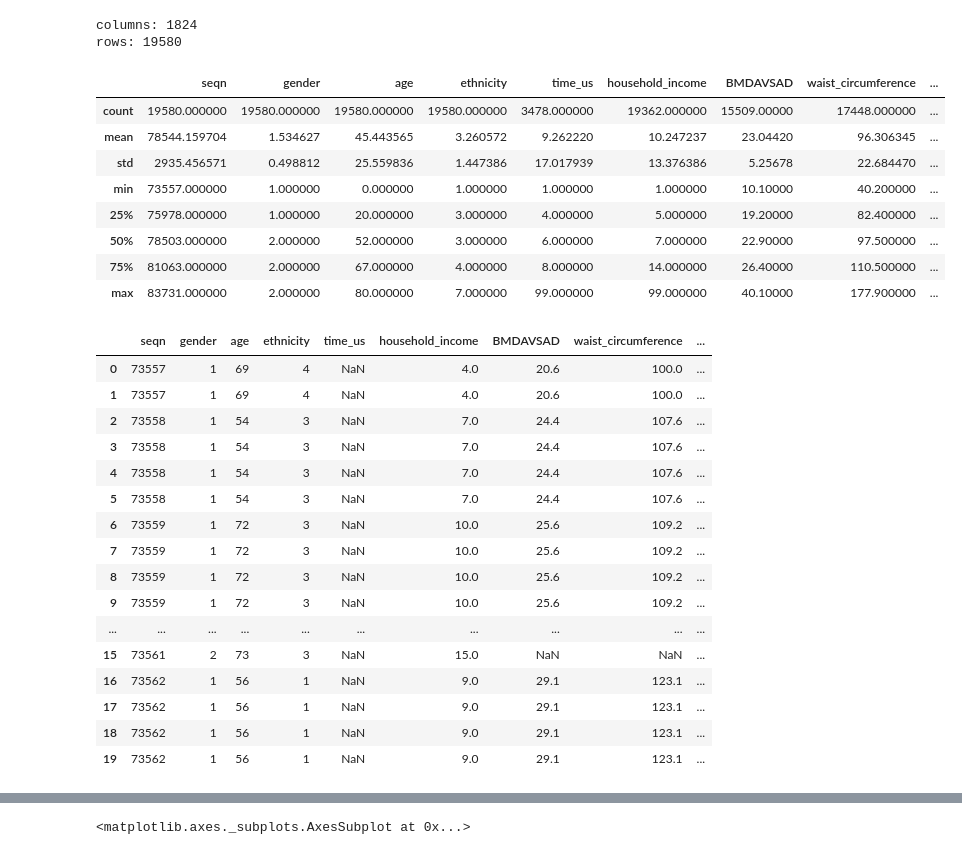
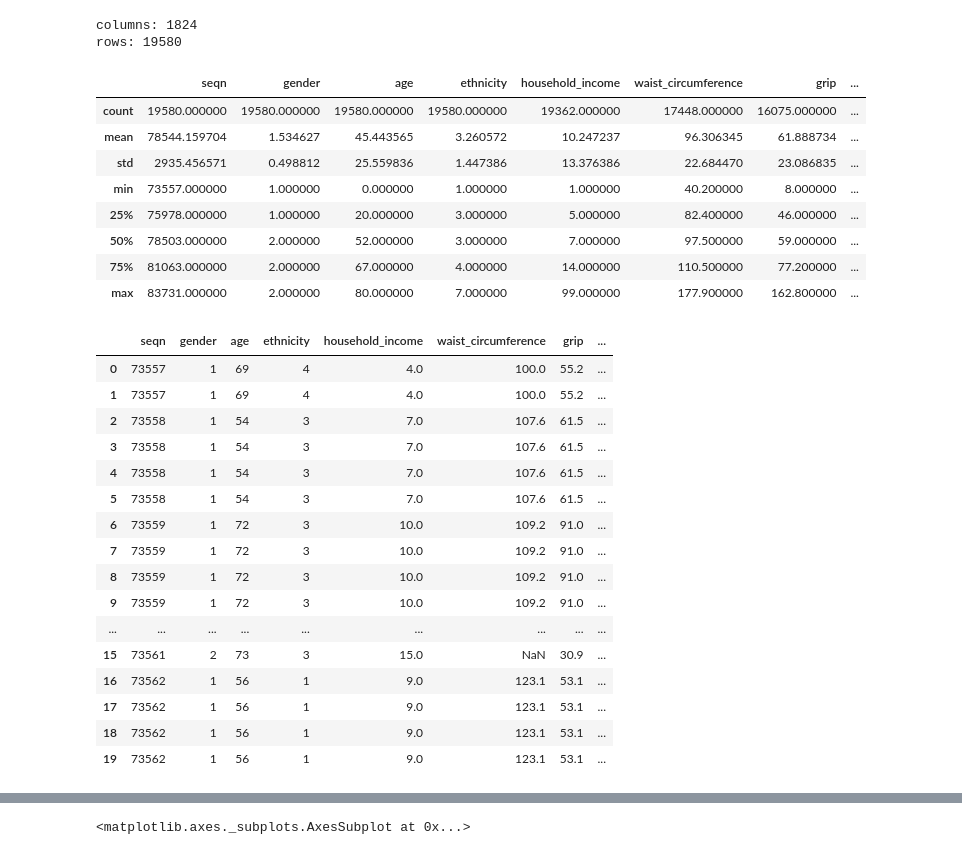
Before and after one commit to Martino93/final-project, a Jupyter notebook: working_nb.ipynb, the cells around one changed output, grey strips where cells are left out. Cells and saved outputs as stored; diff of their text form; code cells hidden in the pictures.

```diff
--- a/working_nb.ipynb
+++ b/working_nb.ipynb
@@ -29,45 +29,44 @@ print('rows: ' + str(len(merged.index)))
 columns: 1824
 rows: 19580
 # %%
-df_clean = merged.loc[:,['SEQN','RIAGENDR','RIDAGEYR','RIDRETH3','DMDYRSUS','DMDEDUC3','DMDEDUC2','INDHHIN2','BMXWAIST','MGDCGSZ','LBXGH','BMXBMI','BMXARMC','BMDBMIC','BPXPLS']]
+df_clean = merged.loc[:,['SEQN','RIAGENDR','RIDAGEYR','RIDRETH3','DMDEDUC3','DMDEDUC2','INDHHIN2','BMXWAIST','MGDCGSZ','BMXBMI','BMXARMC','BMDBMIC','BPXPLS','LBXGH']]
 #Combining children and adult education
 df_clean['DMDEDUC3'].fillna(0, inplace=True)
 df_clean['DMDEDUC2'].fillna(0, inplace=True)
 df_clean['DMDEDUC'] = df_clean['DMDEDUC2'] + df_clean['DMDEDUC3']
 df_clean = df_clean.drop(['DMDEDUC3'], axis=1).drop(['DMDEDUC2'], axis=1)
 
 #combining children and adult BMI
 df_clean['BMXBMI'].fillna(0, inplace=True)
 df_clean['BMDBMIC'].fillna(0, inplace=True)
 df_clean['bmi'] = df_clean['BMXBMI'] + df_clean['BMDBMIC']
 df_clean = df_clean.drop(['BMXBMI'], axis=1).drop(['BMDBMIC'], axis=1)
 
 df_clean = df_clean.rename(columns ={
     'SEQN': 'seqn',
     'RIAGENDR': 'gender',
     'RIDAGEYR': 'age',
     'RIDRETH3': 'ethnicity',
-    'DMDYRSUS': 'time_us',
     'DMDEDUC': 'education',
     'INDHHIN2': 'household_income',
     'BMXWAIST': 'waist_circumference',
     'MGDCGSZ': 'grip',
     'bmi': 'bmi',
     'BMXARMC': 'arm_circumference',
     'BPXPLS': 'pulse_60s',
     'LBXGH': 'glycohemoglobin'
 })
 df_clean.describe()
 # %% [output]
-|  | seqn | gender | age | ethnicity | time_us | household_income | BMDAVSAD | waist_circumference | ... |
-| count | 19580.000000 | 19580.000000 | 19580.000000 | 19580.000000 | 3478.000000 | 19362.000000 | 15509.00000 | 17448.000000 | ... |
-| mean | 78544.159704 | 1.534627 | 45.443565 | 3.260572 | 9.262220 | 10.247237 | 23.04420 | 96.306345 | ... |
-| std | 2935.456571 | 0.498812 | 25.559836 | 1.447386 | 17.017939 | 13.376386 | 5.25678 | 22.684470 | ... |
-| min | 73557.000000 | 1.000000 | 0.000000 | 1.000000 | 1.000000 | 1.000000 | 10.10000 | 40.200000 | ... |
-| 25% | 75978.000000 | 1.000000 | 20.000000 | 3.000000 | 4.000000 | 5.000000 | 19.20000 | 82.400000 | ... |
-| 50% | 78503.000000 | 2.000000 | 52.000000 | 3.000000 | 6.000000 | 7.000000 | 22.90000 | 97.500000 | ... |
-| 75% | 81063.000000 | 2.000000 | 67.000000 | 4.000000 | 8.000000 | 14.000000 | 26.40000 | 110.500000 | ... |
-| max | 83731.000000 | 2.000000 | 80.000000 | 7.000000 | 99.000000 | 99.000000 | 40.10000 | 177.900000 | ... |
+|  | seqn | gender | age | ethnicity | household_income | waist_circumference | grip | ... |
+| count | 19580.000000 | 19580.000000 | 19580.000000 | 19580.000000 | 19362.000000 | 17448.000000 | 16075.000000 | ... |
+| mean | 78544.159704 | 1.534627 | 45.443565 | 3.260572 | 10.247237 | 96.306345 | 61.888734 | ... |
+| std | 2935.456571 | 0.498812 | 25.559836 | 1.447386 | 13.376386 | 22.684470 | 23.086835 | ... |
+| min | 73557.000000 | 1.000000 | 0.000000 | 1.000000 | 1.000000 | 40.200000 | 8.000000 | ... |
+| 25% | 75978.000000 | 1.000000 | 20.000000 | 3.000000 | 5.000000 | 82.400000 | 46.000000 | ... |
+| 50% | 78503.000000 | 2.000000 | 52.000000 | 3.000000 | 7.000000 | 97.500000 | 59.000000 | ... |
+| 75% | 81063.000000 | 2.000000 | 67.000000 | 4.000000 | 14.000000 | 110.500000 | 77.200000 | ... |
+| max | 83731.000000 | 2.000000 | 80.000000 | 7.000000 | 99.000000 | 177.900000 | 162.800000 | ... |
 # %%
 # # sklearn.feature_selection.f_classif
 # from sklearn.feature_selection import VarianceThreshold
@@ -75,23 +74,23 @@ df_clean.describe()
 # fs.fit_transform(df_clean)
 df_clean.head(n=20)
 # %% [output]
-|  | seqn | gender | age | ethnicity | time_us | household_income | BMDAVSAD | waist_circumference | ... |
-| 0 | 73557 | 1 | 69 | 4 | NaN | 4.0 | 20.6 | 100.0 | ... |
-| 1 | 73557 | 1 | 69 | 4 | NaN | 4.0 | 20.6 | 100.0 | ... |
-| 2 | 73558 | 1 | 54 | 3 | NaN | 7.0 | 24.4 | 107.6 | ... |
-| 3 | 73558 | 1 | 54 | 3 | NaN | 7.0 | 24.4 | 107.6 | ... |
-| 4 | 73558 | 1 | 54 | 3 | NaN | 7.0 | 24.4 | 107.6 | ... |
-| 5 | 73558 | 1 | 54 | 3 | NaN | 7.0 | 24.4 | 107.6 | ... |
-| 6 | 73559 | 1 | 72 | 3 | NaN | 10.0 | 25.6 | 109.2 | ... |
-| 7 | 73559 | 1 | 72 | 3 | NaN | 10.0 | 25.6 | 109.2 | ... |
-| 8 | 73559 | 1 | 72 | 3 | NaN | 10.0 | 25.6 | 109.2 | ... |
-| 9 | 73559 | 1 | 72 | 3 | NaN | 10.0 | 25.6 | 109.2 | ... |
-| ... | ... | ... | ... | ... | ... | ... | ... | ... | ... |
-| 15 | 73561 | 2 | 73 | 3 | NaN | 15.0 | NaN | NaN | ... |
-| 16 | 73562 | 1 | 56 | 1 | NaN | 9.0 | 29.1 | 123.1 | ... |
-| 17 | 73562 | 1 | 56 | 1 | NaN | 9.0 | 29.1 | 123.1 | ... |
-| 18 | 73562 | 1 | 56 | 1 | NaN | 9.0 | 29.1 | 123.1 | ... |
-| 19 | 73562 | 1 | 56 | 1 | NaN | 9.0 | 29.1 | 123.1 | ... |
+|  | seqn | gender | age | ethnicity | household_income | waist_circumference | grip | ... |
+| 0 | 73557 | 1 | 69 | 4 | 4.0 | 100.0 | 55.2 | ... |
+| 1 | 73557 | 1 | 69 | 4 | 4.0 | 100.0 | 55.2 | ... |
+| 2 | 73558 | 1 | 54 | 3 | 7.0 | 107.6 | 61.5 | ... |
+| 3 | 73558 | 1 | 54 | 3 | 7.0 | 107.6 | 61.5 | ... |
+| 4 | 73558 | 1 | 54 | 3 | 7.0 | 107.6 | 61.5 | ... |
+| 5 | 73558 | 1 | 54 | 3 | 7.0 | 107.6 | 61.5 | ... |
+| 6 | 73559 | 1 | 72 | 3 | 10.0 | 109.2 | 91.0 | ... |
+| 7 | 73559 | 1 | 72 | 3 | 10.0 | 109.2 | 91.0 | ... |
+| 8 | 73559 | 1 | 72 | 3 | 10.0 | 109.2 | 91.0 | ... |
+| 9 | 73559 | 1 | 72 | 3 | 10.0 | 109.2 | 91.0 | ... |
+| ... | ... | ... | ... | ... | ... | ... | ... | ... |
+| 15 | 73561 | 2 | 73 | 3 | 15.0 | NaN | 30.9 | ... |
+| 16 | 73562 | 1 | 56 | 1 | 9.0 | 123.1 | 53.1 | ... |
+| 17 | 73562 | 1 | 56 | 1 | 9.0 | 123.1 | 53.1 | ... |
+| 18 | 73562 | 1 | 56 | 1 | 9.0 | 123.1 | 53.1 | ... |
+| 19 | 73562 | 1 | 56 | 1 | 9.0 | 123.1 | 53.1 | ... |
 # %%
 # defining diabetes
 
```
Also changed, not shown: parts of 2 cells of this notebook.
